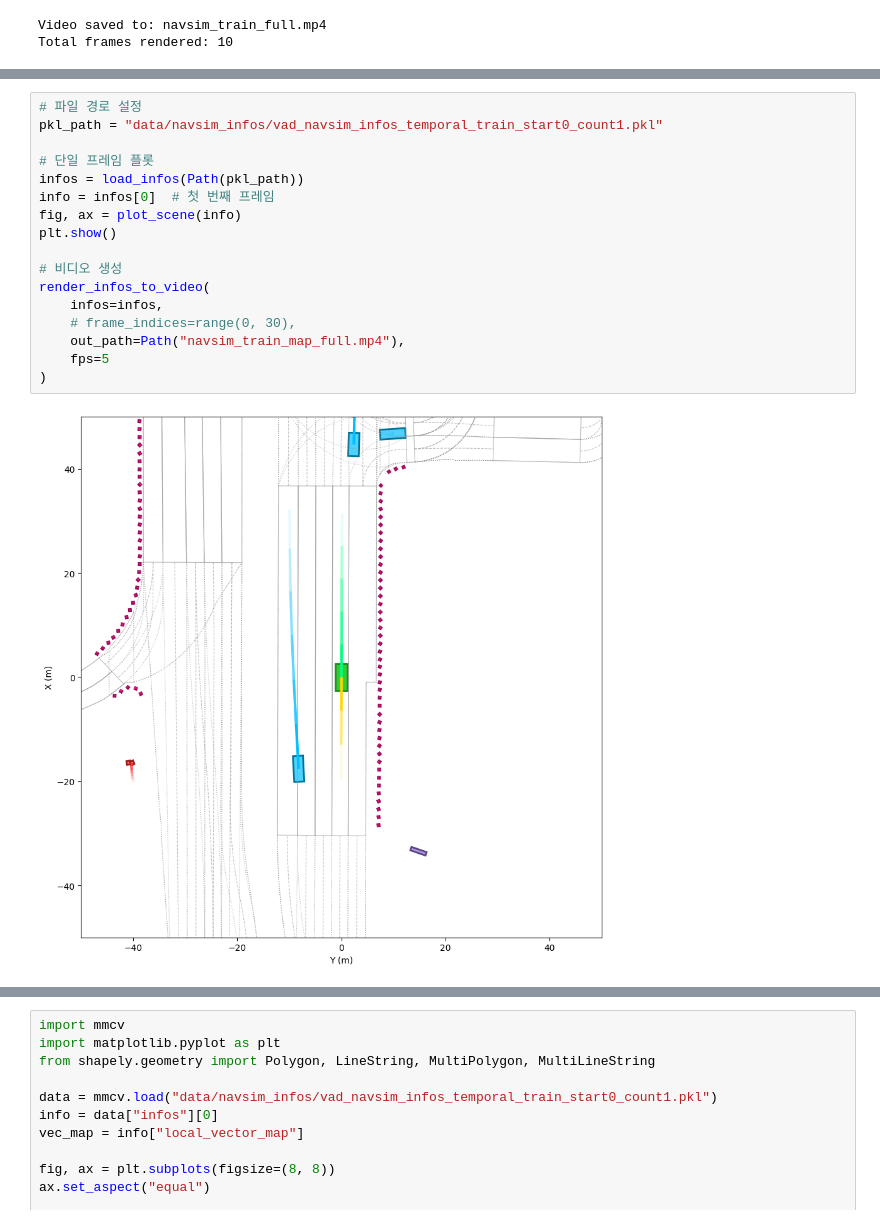
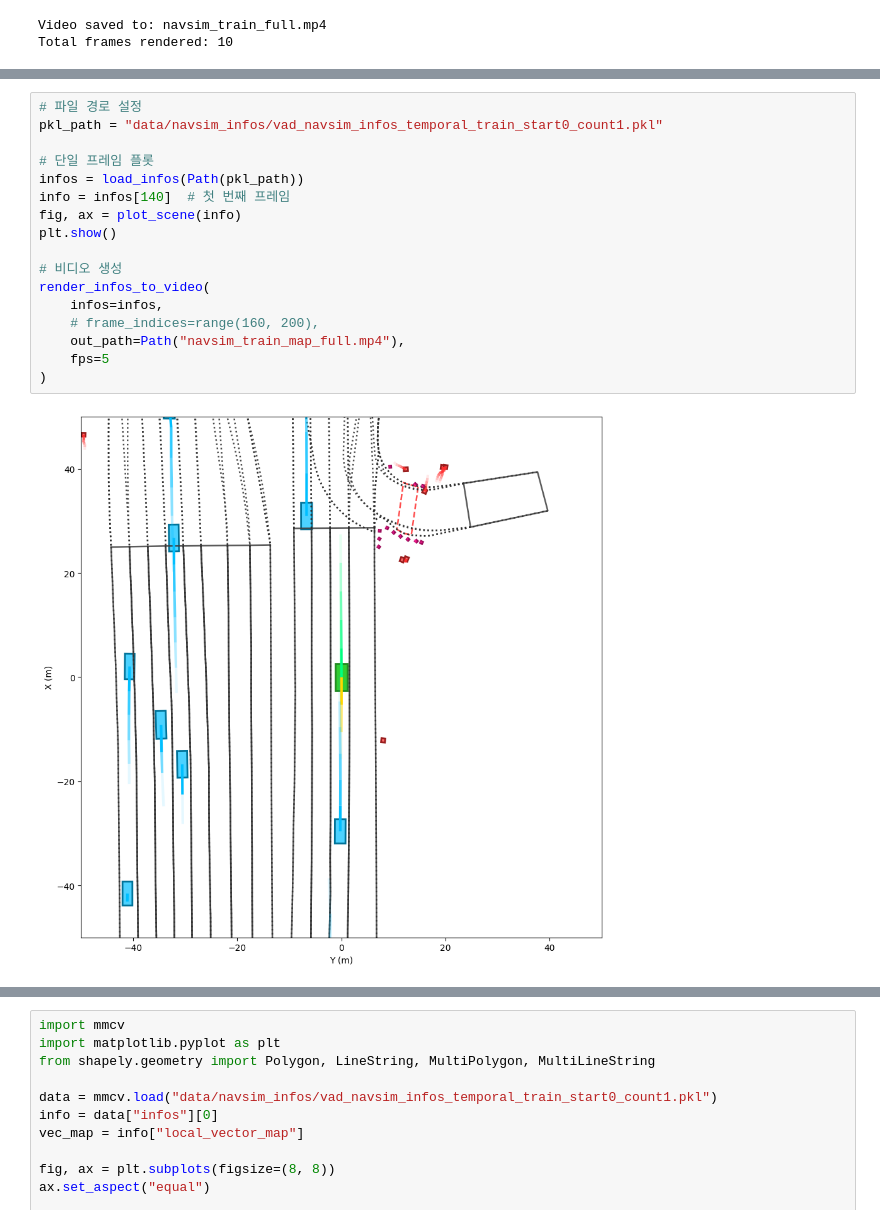
Before and after one commit to aarchiiive/VAD, a Jupyter notebook: vis.ipynb, the cells around one changed output, grey strips where cells are left out. Cells and saved outputs as stored; diff of their text form.

```diff
--- a/vis.ipynb
+++ b/vis.ipynb
@@ -1866,19 +1923,19 @@ def plot_scene(info: Dict, title: str | None = None):
 # %%
 # 파일 경로 설정
 pkl_path = "data/navsim_infos/vad_navsim_infos_temporal_train_start0_count1.pkl"
 
 # 단일 프레임 플롯
 infos = load_infos(Path(pkl_path))
-info = infos[0]  # 첫 번째 프레임
+info = infos[140]  # 첫 번째 프레임
 fig, ax = plot_scene(info)
 plt.show()
 
 # 비디오 생성
 render_infos_to_video(
     infos=infos,
-    # frame_indices=range(0, 30),
+    # frame_indices=range(160, 200),
     out_path=Path("navsim_train_map_full.mp4"),
     fps=5
 )
 # %% [output]
-[figure, old version]
+[figure, new version]
```
Also changed, not shown: parts of 2 cells of this notebook.
